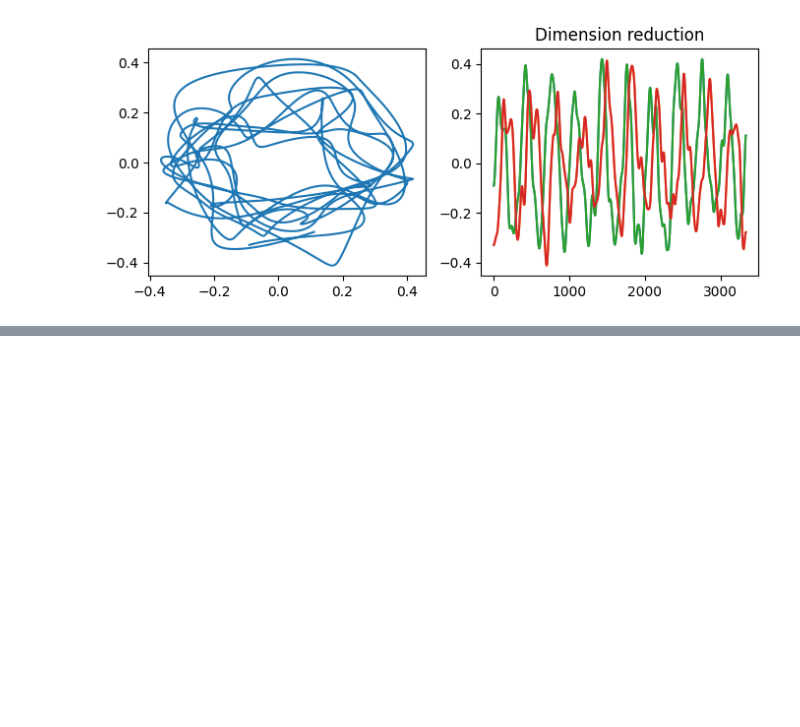
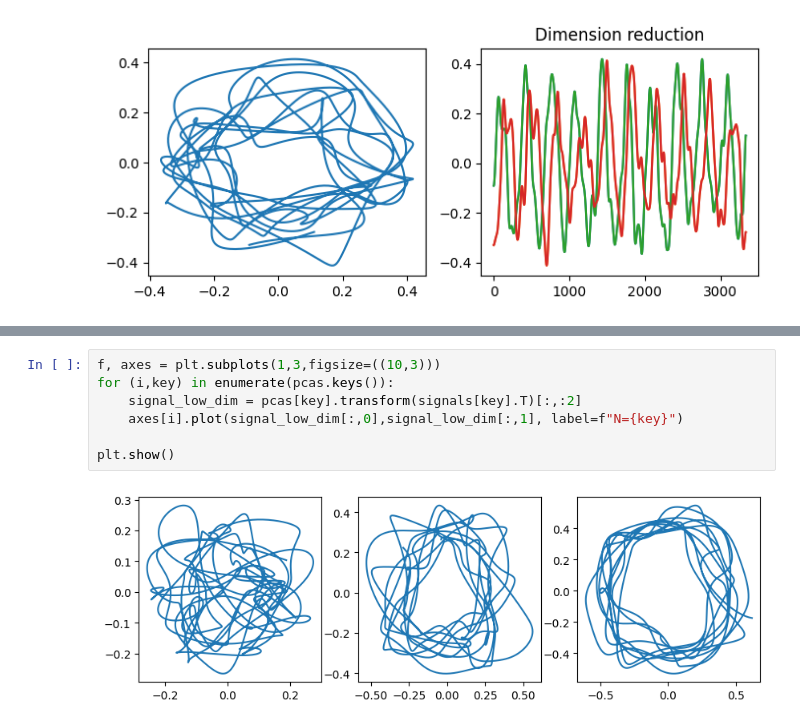
Before and after one commit to zierenberg/neural_manifolds, a Jupyter notebook: notebooks/example_PCA.ipynb, the cells around one changed output, grey strips where cells are left out. Drawn from its saved outputs; the diff is of its cells as text; blank space fills up the shorter version.

```diff
--- a/notebooks/example_PCA.ipynb
+++ b/notebooks/example_PCA.ipynb
@@ -120,0 +153,9 @@ plt.show()
+# %%
+f, axes = plt.subplots(1,3,figsize=((10,3)))
+for (i,key) in enumerate(pcas.keys()):
+    signal_low_dim = pcas[key].transform(signals[key].T)[:,:2]
+    axes[i].plot(signal_low_dim[:,0],signal_low_dim[:,1], label=f"N={key}")
+
+plt.show()
+# %% [output]
+[figure, added]
```
Also changed, not shown: parts of 5 cells of this notebook, 1 other file.
